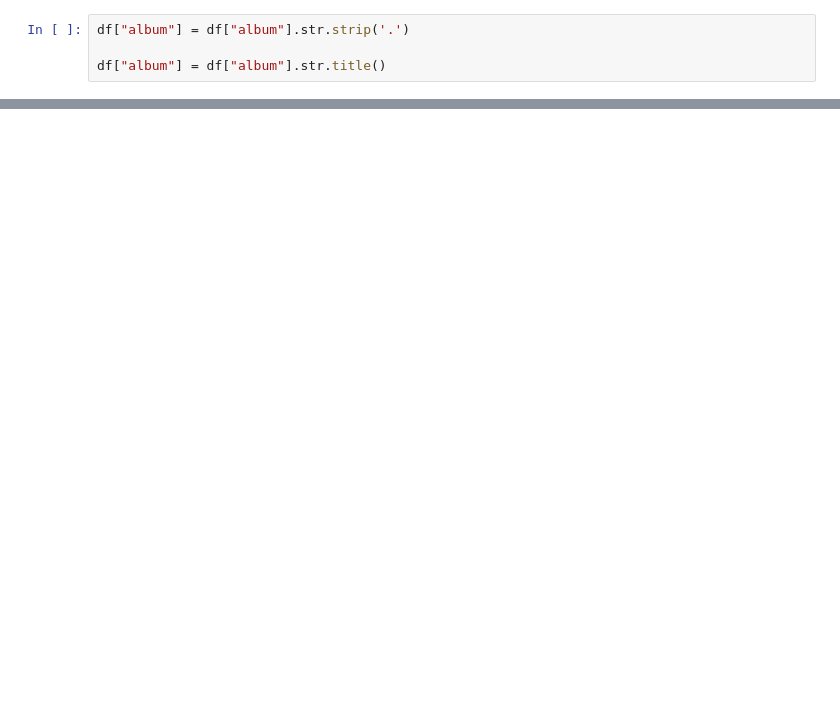
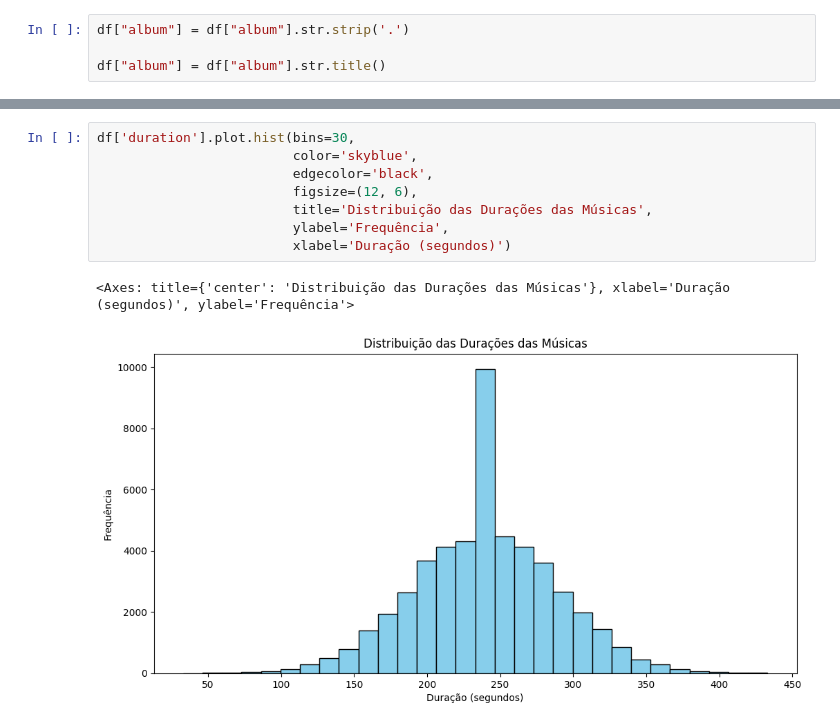
Before and after one commit to SamuelJEAlves/data-insights, a Jupyter notebook: spotify-songs/spotify.ipynb, the cells around one changed output, grey strips where cells are left out. Drawn from its saved outputs; the diff is of its cells as text; blank space fills up the shorter version.

```diff
--- a/spotify-songs/spotify.ipynb
+++ b/spotify-songs/spotify.ipynb
@@ -148,0 +231,11 @@ df.head(3)
+# %%
+df['duration'].plot.hist(bins=30,
+                         color='skyblue',
+                         edgecolor='black',
+                         figsize=(12, 6),
+                         title='Distribuição das Durações das Músicas',
+                         ylabel='Frequência',
+                         xlabel='Duração (segundos)')
+# %% [output]
+<Axes: title={'center': 'Distribuição das Durações das Músicas'}, xlabel='Duração (segundos)', ylabel='Frequência'>
+[figure, added]
```
Also changed, not shown: parts of 15 cells of this notebook.
